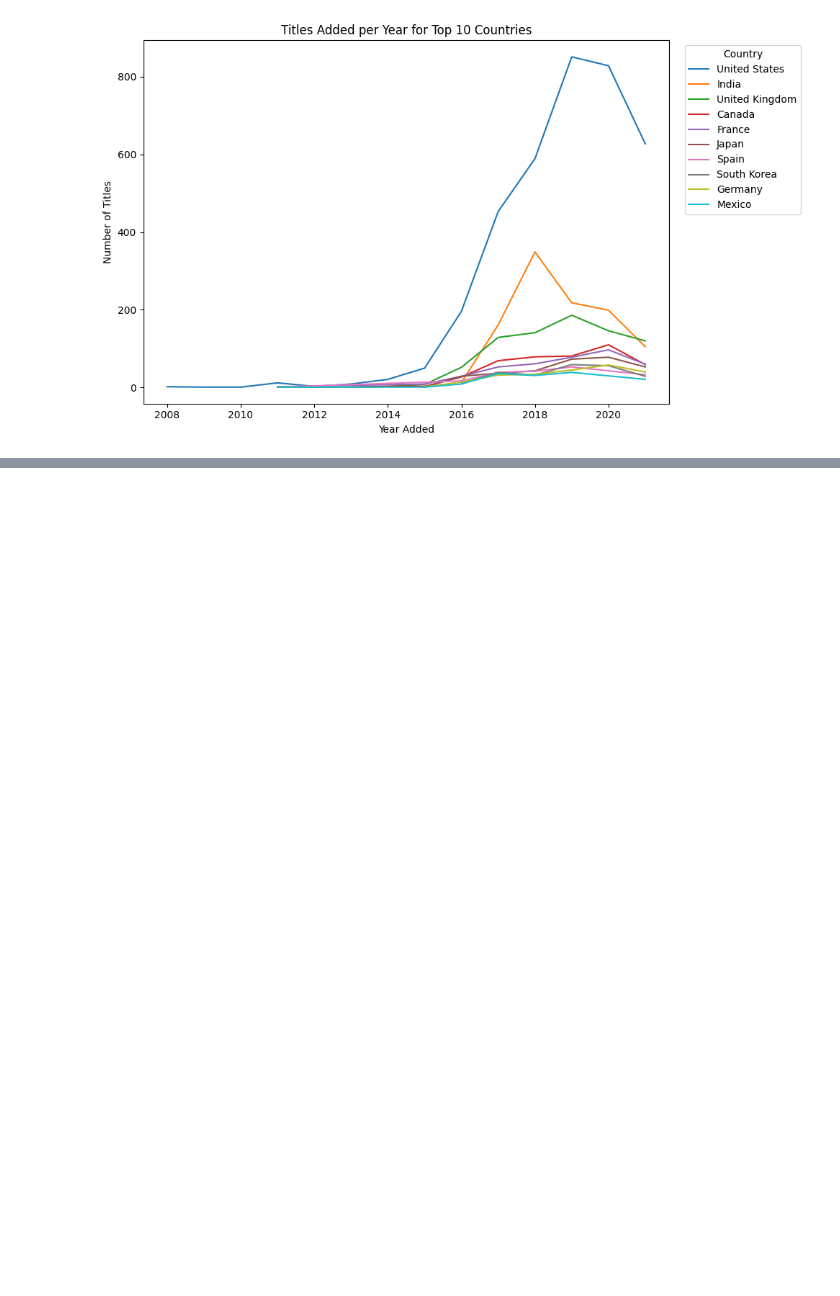
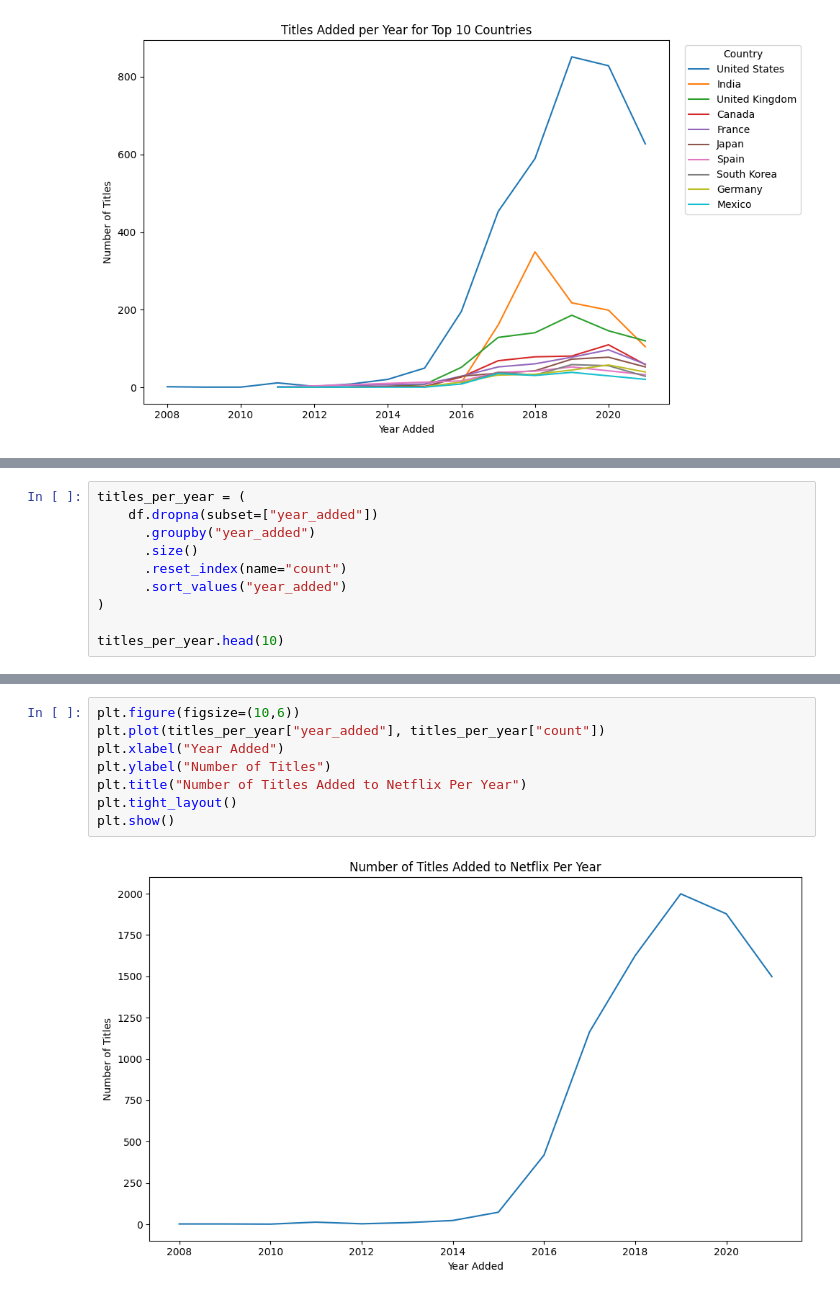
Before and after one commit to Juluissa/data_analysis_assignment_1, a Jupyter notebook: notebooks/analysis.ipynb, the cells around one changed output, grey strips where cells are left out. Saved outputs shown, nothing was run; the diff lists cells and outputs as text; blank space fills up the shorter version.

```diff
--- a/notebooks/analysis.ipynb
+++ b/notebooks/analysis.ipynb
@@ -182,0 +187,10 @@ plt.show()
+# %%
+titles_per_year = (
+    df.dropna(subset=["year_added"])
+      .groupby("year_added")
+      .size()
+      .reset_index(name="count")
+      .sort_values("year_added")
+)
+
+titles_per_year.head(10)
@@ -182,0 +209,10 @@ plt.show()
+# %%
+plt.figure(figsize=(10,6))
+plt.plot(titles_per_year["year_added"], titles_per_year["count"])
+plt.xlabel("Year Added")
+plt.ylabel("Number of Titles")
+plt.title("Number of Titles Added to Netflix Per Year")
+plt.tight_layout()
+plt.show()
+# %% [output]
+[figure, added]
```
Also changed, not shown: parts of 9 cells of this notebook.
